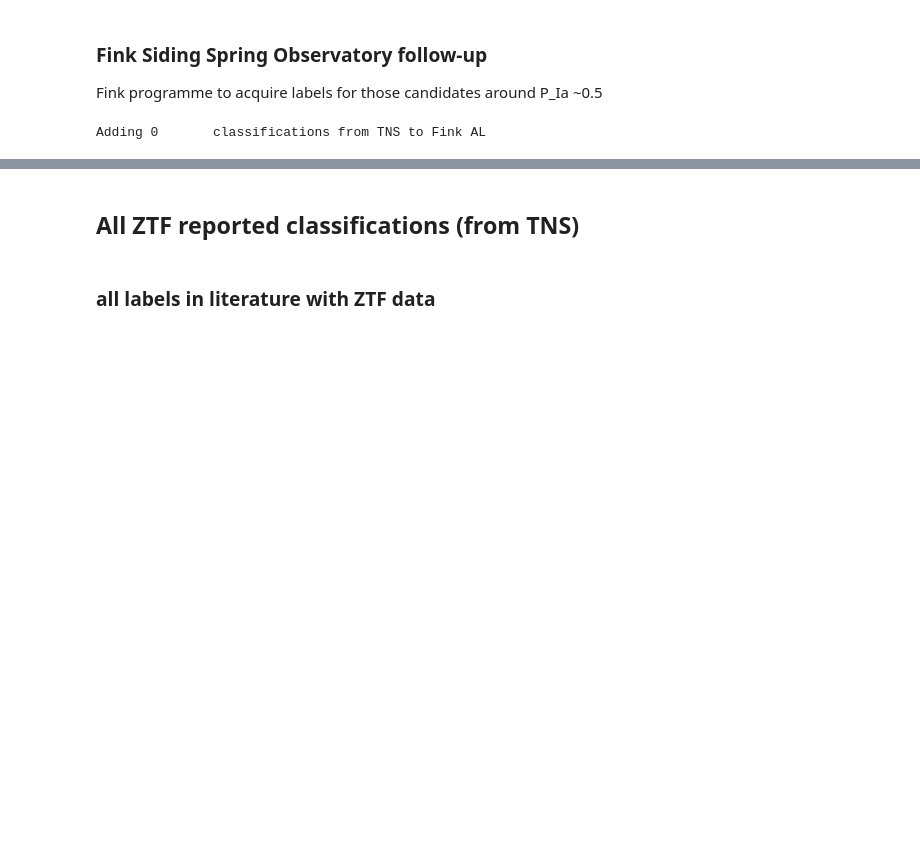
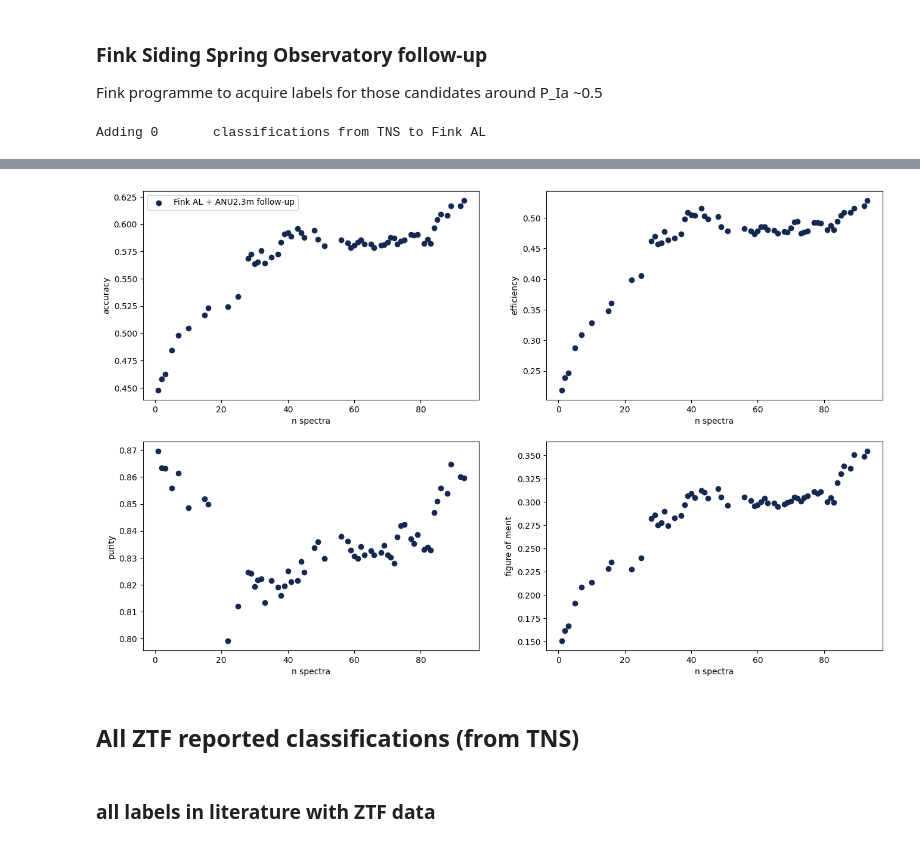
Before and after one commit to Fink-analyses/Active_Learning_earlySNIa, a Jupyter notebook: notebooks/b_AL_loop_training_withlimits.ipynb, the cells around one changed output, grey strips where cells are left out. Saved outputs shown, nothing was run; the diff lists cells and outputs as text; code cells hidden in the pictures; blank space fills up the shorter version.

```diff
--- a/notebooks/b_AL_loop_training_withlimits.ipynb
+++ b/notebooks/b_AL_loop_training_withlimits.ipynb
@@ -98,6 +98,6 @@ new_labels = lu.convert_DF_dic_labels(df_Fink_AL_w_classifications)
 Adding 0       classifications from TNS to Fink AL
 # %%
 if retrain_all_models:
-    metrics_fink_all = lu.AL_loop(new_labels,strategy, test_for_loop, withlimits=True, dir_suffix ="FINK_wlimits", proba_cut = False, plot_lcs=True,verbose=True)
+    metrics_fink_all = lu.AL_loop(new_labels,strategy, test_for_loop, withmaglimit=True, dir_suffix ="FINK_wlimits", proba_cut = False, plot_lcs=True,verbose=True)
 else:
     metrics_fink_all = pd.read_csv('../dump/data_fink_wlimits/metrics.csv')
@@ -104,3 +122,7 @@ else:
+# %%
+pu.plot_metrics_listdf([metrics_fink_all],['Fink AL + ANU2.3m follow-up'],varx='n spectra', plots_dir = '../plots_wlimits/')
+# %% [output]
+[figure, added]
 # %% [markdown]
 ## All ZTF reported classifications (from TNS)
 # %%
```
Also changed, not shown: parts of 3 cells of this notebook, 2 other files.
